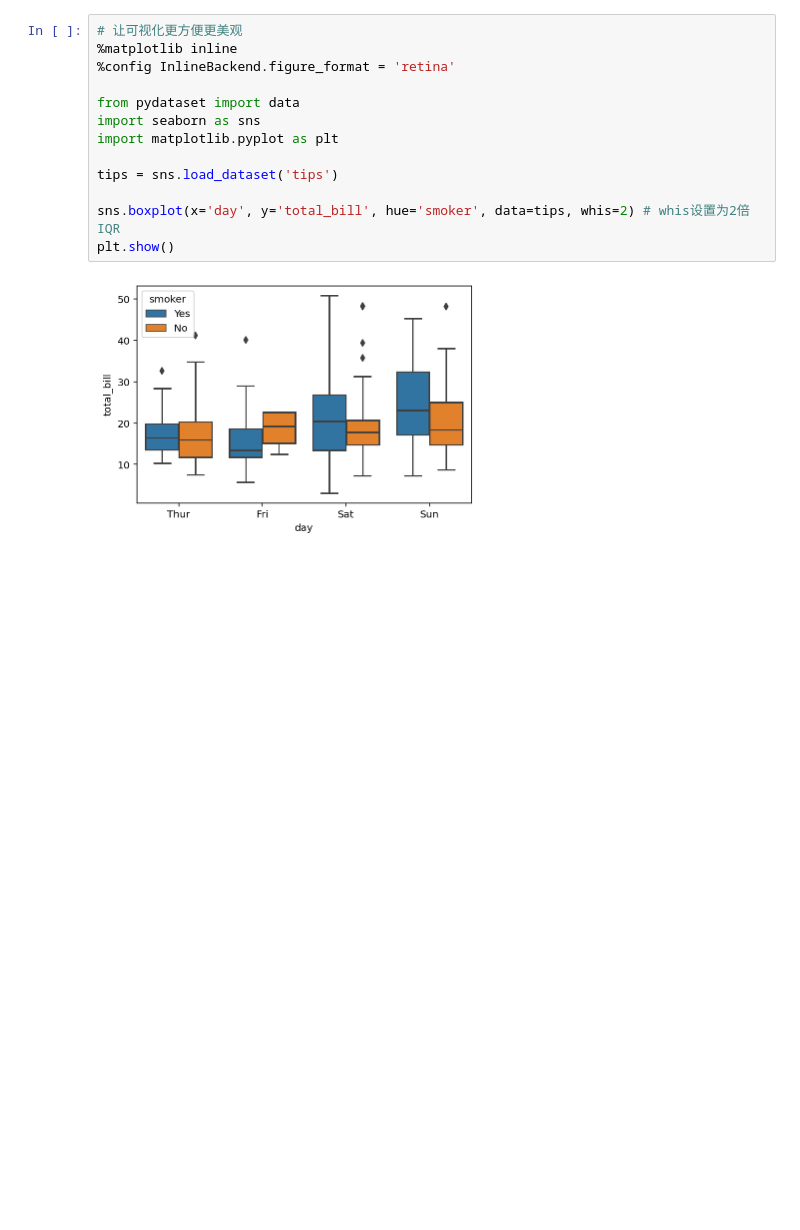
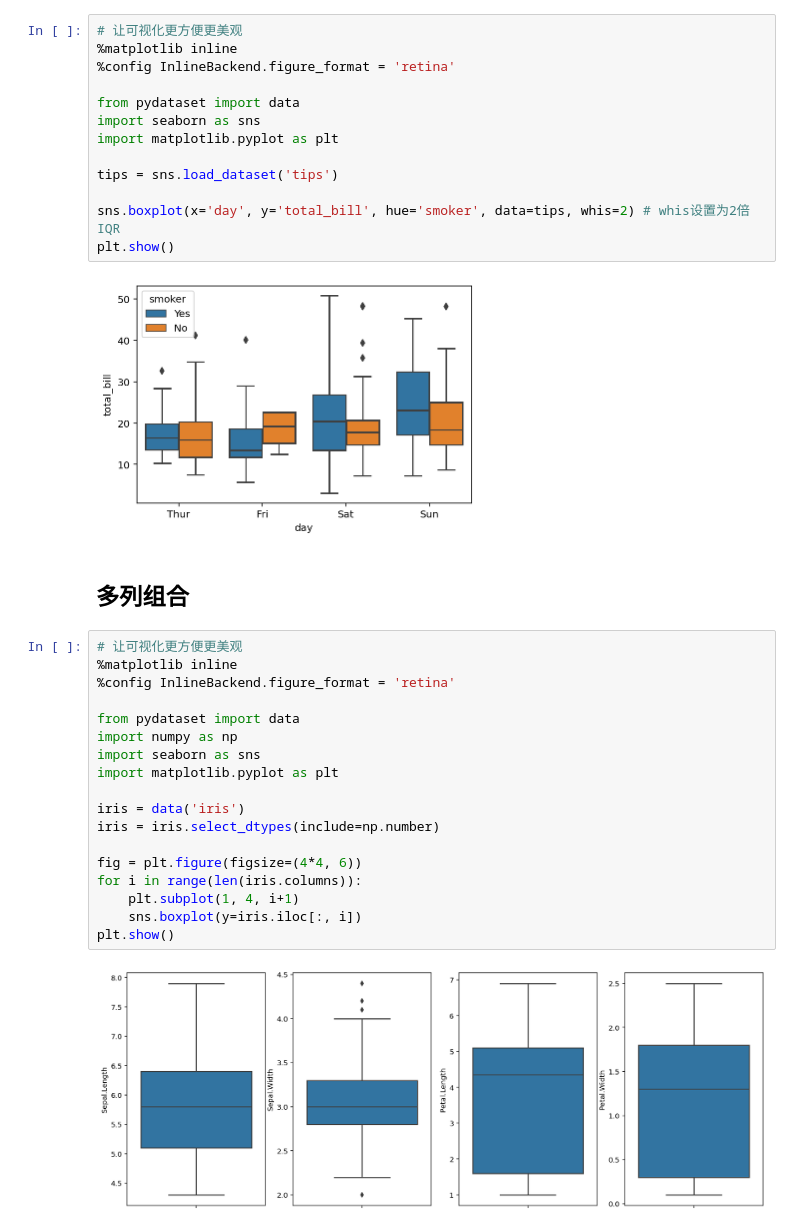
Before and after one commit to itangqian/My_Notes, a Jupyter notebook: Python数据分析/箱线图.ipynb, the cells around one changed output. Cells and saved outputs as stored; diff of their text form; blank space fills up the shorter version.

```diff
--- a/Python数据分析/箱线图.ipynb
+++ b/Python数据分析/箱线图.ipynb
@@ -79,3 +79,25 @@ sns.boxplot(x='day', y='total_bill', hue='smoker', data=tips, whis=2) # whis设
 plt.show()
 # %% [output]
 [figure]
+# %% [markdown]
+## 多列组合
+# %%
+# 让可视化更方便更美观
+%matplotlib inline
+%config InlineBackend.figure_format = 'retina'
+
+from pydataset import data
+import numpy as np
+import seaborn as sns
+import matplotlib.pyplot as plt
+
+iris = data('iris')
+iris = iris.select_dtypes(include=np.number)
+
+fig = plt.figure(figsize=(4*4, 6))
+for i in range(len(iris.columns)):
+    plt.subplot(1, 4, i+1)
+    sns.boxplot(y=iris.iloc[:, i])
+plt.show()
+# %% [output]
+[figure, added]
```
Also changed, not shown: parts of 1 cell of this notebook, 1 other file.
